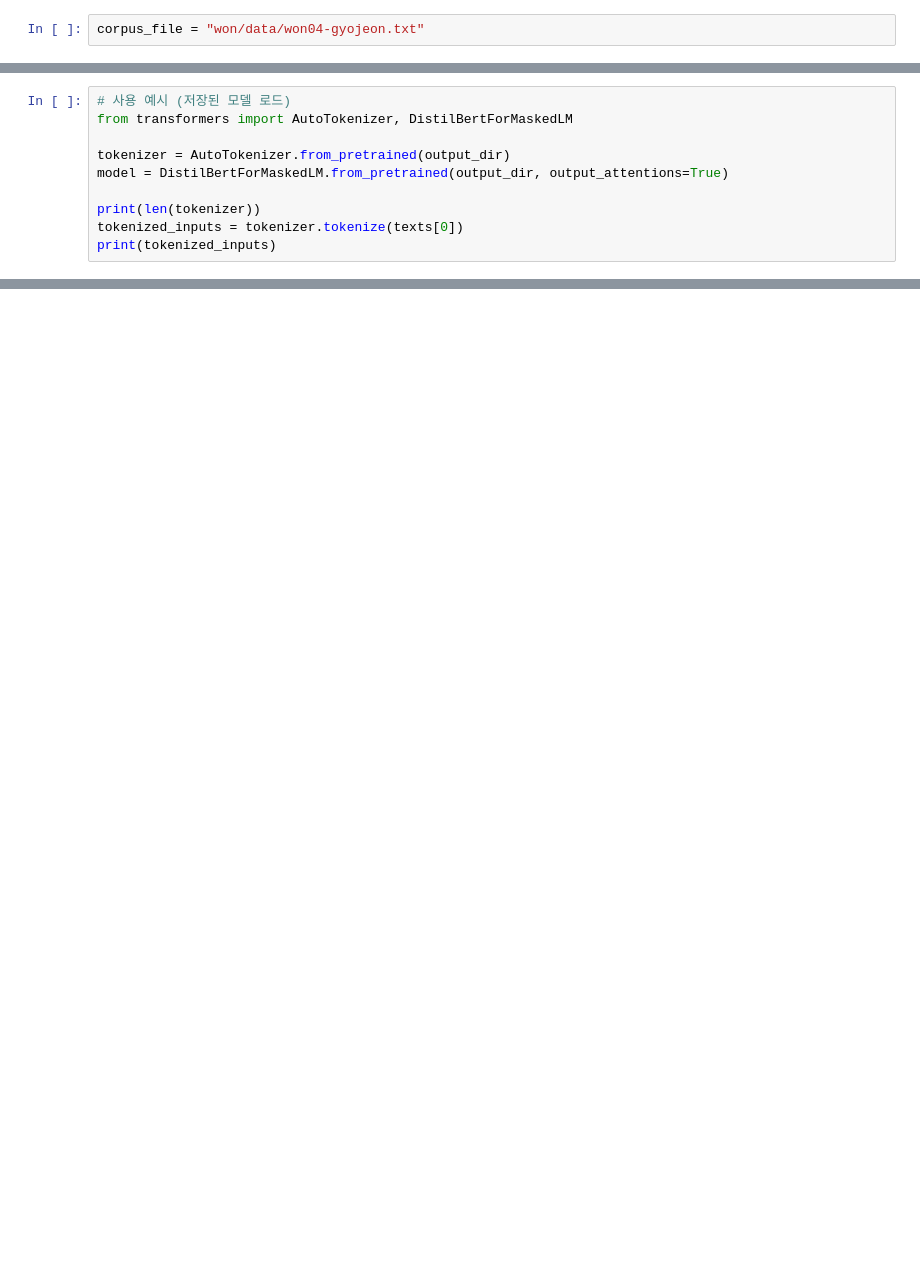
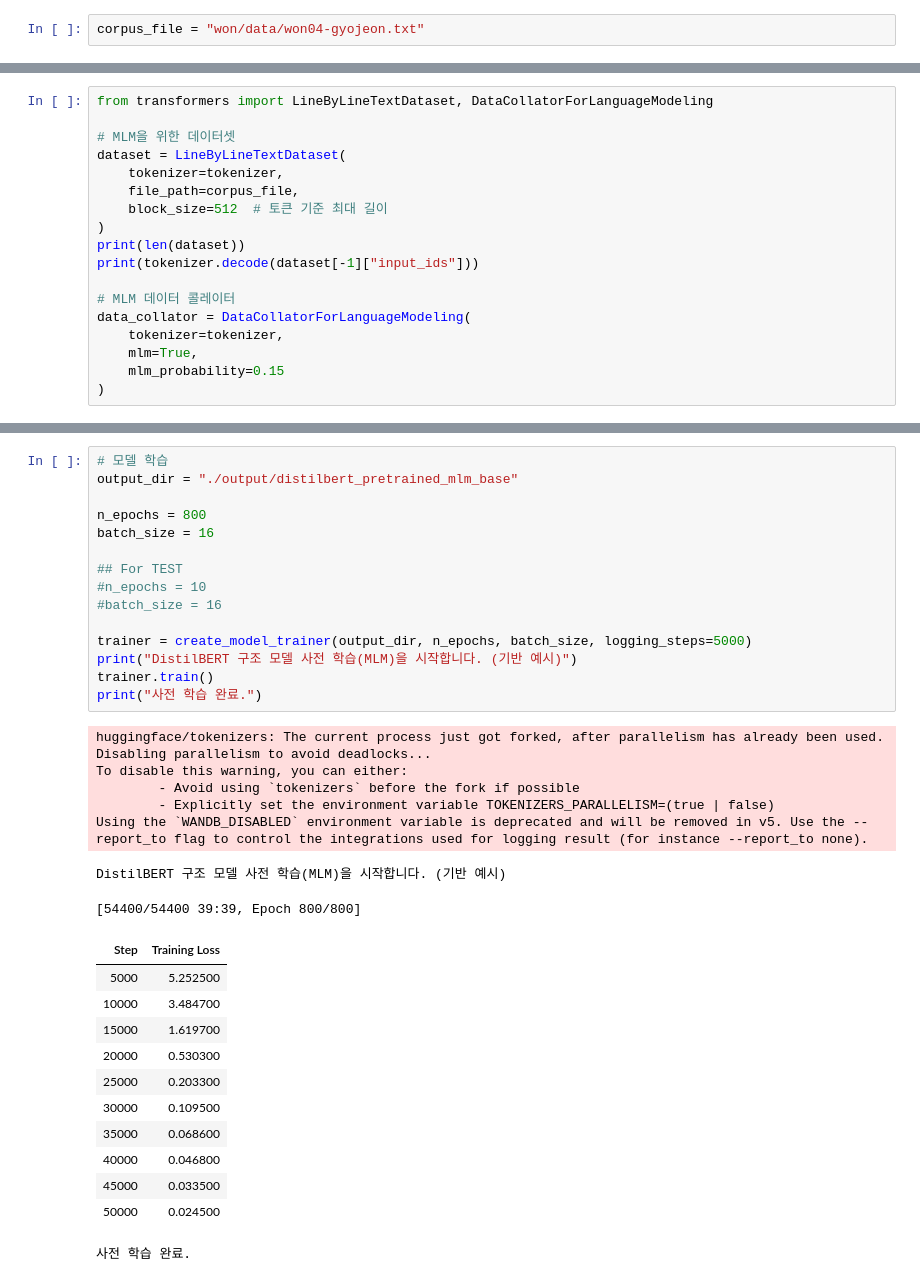
Before and after one commit to trvoid/llm-study, a Jupyter notebook: distilbert/distilbert_pretraining_for_won.ipynb, the cells around one changed output, grey strips where cells are left out. Cells and saved outputs as stored; diff of their text form; blank space fills up the shorter version.

```diff
--- a/distilbert/distilbert_pretraining_for_won.ipynb
+++ b/distilbert/distilbert_pretraining_for_won.ipynb
@@ -332,10 +13,0 @@ DistilBERT 구조 모델 사전 학습(MLM)을 시작합니다. (매우 간소
-# %%
-# 사용 예시 (저장된 모델 로드)
-from transformers import AutoTokenizer, DistilBertForMaskedLM
-
-tokenizer = AutoTokenizer.from_pretrained(output_dir)
-model = DistilBertForMaskedLM.from_pretrained(output_dir, output_attentions=True)
-
-print(len(tokenizer))
-tokenized_inputs = tokenizer.tokenize(texts[0])
-print(tokenized_inputs)
@@ -433,0 +192,18 @@ tensor([[0.0600, 0.0883, 0.1654, 0.0517, 0.1976, 0.0983, 0.2485, 0.0269, 0.0632]
+# %%
+from transformers import LineByLineTextDataset, DataCollatorForLanguageModeling
+
+# MLM을 위한 데이터셋
+dataset = LineByLineTextDataset(
+    tokenizer=tokenizer,
+    file_path=corpus_file,
+    block_size=512  # 토큰 기준 최대 길이
+)
+print(len(dataset))
+print(tokenizer.decode(dataset[-1]["input_ids"]))
+
+# MLM 데이터 콜레이터
+data_collator = DataCollatorForLanguageModeling(
+    tokenizer=tokenizer,
+    mlm=True,
+    mlm_probability=0.15
+)
@@ -433,0 +506,35 @@ tensor([[0.0600, 0.0883, 0.1654, 0.0517, 0.1976, 0.0983, 0.2485, 0.0269, 0.0632]
+# %%
+# 모델 학습
+output_dir = "./output/distilbert_pretrained_mlm_base"
+
+n_epochs = 800
+batch_size = 16
+
+## For TEST
+#n_epochs = 10
+#batch_size = 16
+
+trainer = create_model_trainer(output_dir, n_epochs, batch_size, logging_steps=5000)
+print("DistilBERT 구조 모델 사전 학습(MLM)을 시작합니다. (기반 예시)")
+trainer.train()
+print("사전 학습 완료.")
+# %% [output]
+huggingface/tokenizers: The current process just got forked, after parallelism has already been used. Disabling parallelism to avoid deadlocks...
+To disable this warning, you can either:
+        - Avoid using `tokenizers` before the fork if possible
+        - Explicitly set the environment variable TOKENIZERS_PARALLELISM=(true | false)
+Using the `WANDB_DISABLED` environment variable is deprecated and will be removed in v5. Use the --report_to flag to control the integrations used for logging result (for instance --report_to none).
+DistilBERT 구조 모델 사전 학습(MLM)을 시작합니다. (기반 예시)
+[54400/54400 39:39, Epoch 800/800]
+| Step | Training Loss |
+| 5000 | 5.252500 |
+| 10000 | 3.484700 |
+| 15000 | 1.619700 |
+| 20000 | 0.530300 |
+| 25000 | 0.203300 |
+| 30000 | 0.109500 |
+| 35000 | 0.068600 |
+| 40000 | 0.046800 |
+| 45000 | 0.033500 |
+| 50000 | 0.024500 |
+사전 학습 완료.
```
Also changed, not shown: parts of 48 cells of this notebook.
